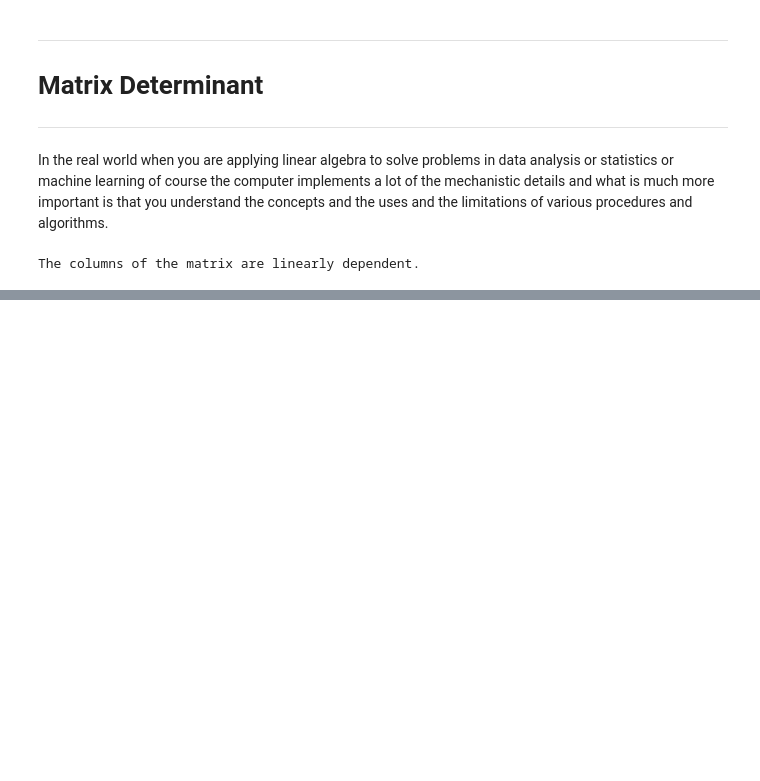
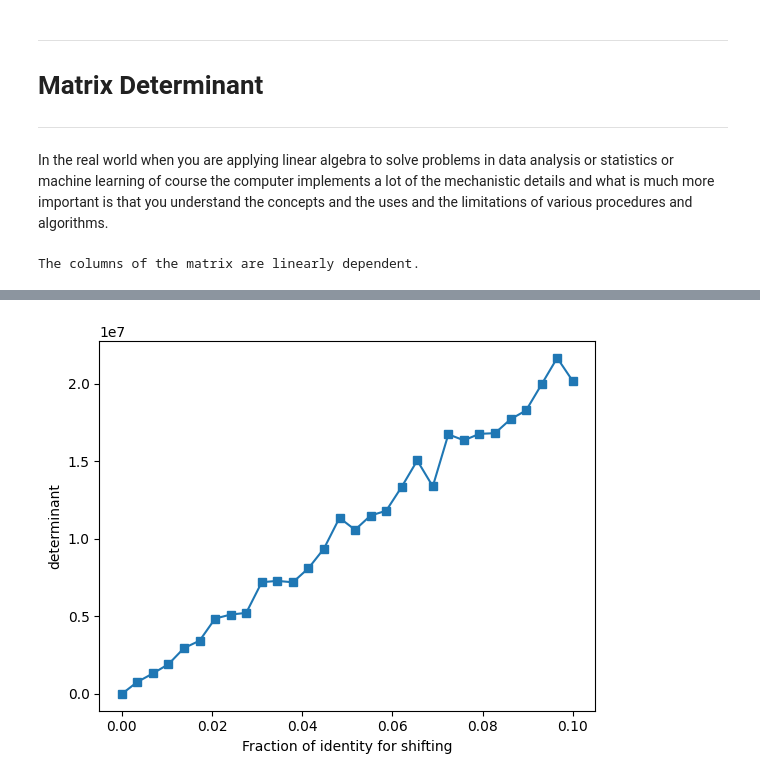
Before and after one commit to SiracencoSerghei/linear_algebra, a Jupyter notebook: 2.6_matrixDet/2.6_1_determinant.ipynb, the cells around one changed output, grey strips where cells are left out. Drawn from its saved outputs; the diff is of its cells as text; code cells hidden in the pictures; blank space fills up the shorter version.

```diff
--- a/2.6_matrixDet/2.6_1_determinant.ipynb
+++ b/2.6_matrixDet/2.6_1_determinant.ipynb
@@ -27,0 +115,43 @@ The columns of the matrix are linearly dependent.
+# %%
+# generate a 20x20 random matrix
+# impose a linear dependence
+# "shift" the matrix (0->.1 times the identity matrix) (lambda)
+# compute abs(determinant)
+# repeat 1000 times, take average abs det
+# plod det by lambda
+
+# Create an array of 30 evenly spaced values between 0 and 0.1
+lambdas = np.linspace(0, .1, 30)
+
+# Initialize an array to store temporary determinant values for each iteration
+tmp = np.zeros(1000)
+
+# Initialize an array to store the average determinant for each lambda value
+dets = np.zeros(len(lambdas))
+
+# Loop over each lambda value
+for deti in range(len(lambdas)):
+
+  # Run 1000 iterations for each lambda value
+  for i in range(1000):
+
+    # Generate a 20x20 random matrix with elements drawn from a standard normal distribution
+    M = np.random.randn(20, 20)
+
+    # Impose a linear dependence by setting the first column equal to the second column
+    M[:, 0] = M[:, 1]
+
+    # Compute the absolute value of the determinant of the matrix after adding
+    # a fraction (lambda) of the identity matrix to M
+    tmp[i] = abs(np.linalg.det(M + lambdas[deti] * np.eye(20)))
+
+  # Compute the average determinant over the 1000 iterations and store it
+  dets[deti] = np.mean(tmp)
+
+# Plot the average determinant against the lambda values
+plt.plot(lambdas, dets, 's-')
+plt.xlabel('Fraction of identity for shifting')
+plt.ylabel('determinant')
+plt.show()
+# %% [output]
+[figure, added]
```
Also changed, not shown: parts of 15 cells of this notebook.
